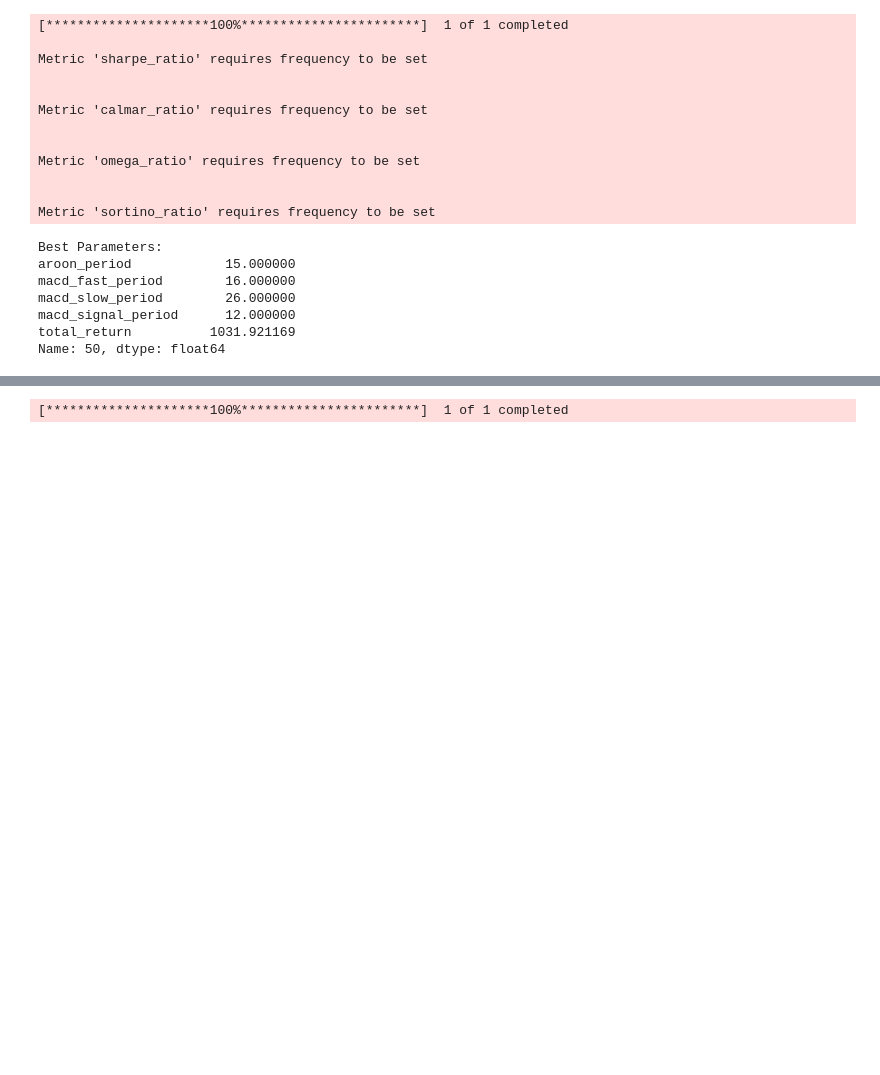
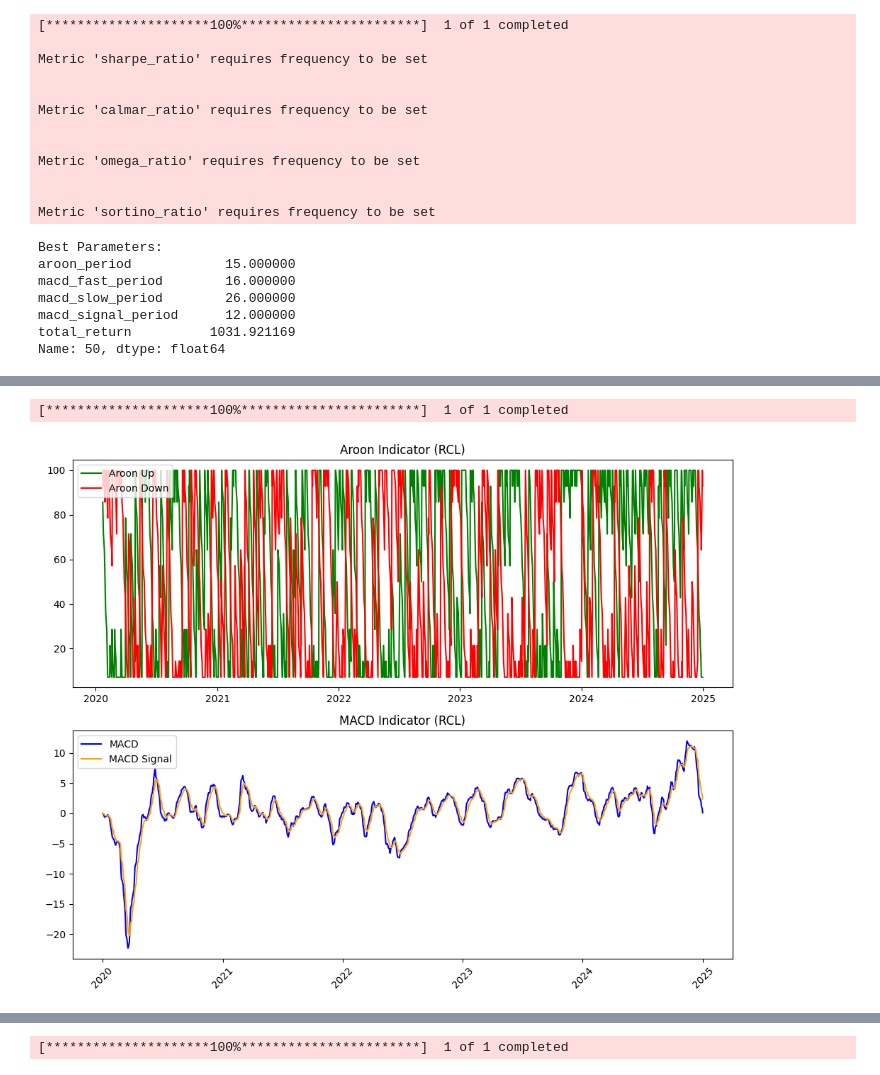
Before and after one commit to kridtapon/Aroon-MACD-Breakout-Strategy, a Jupyter notebook: Aroon_MACD_Breakout_Strategy.ipynb, the cells around one changed output, grey strips where cells are left out. Cells and saved outputs as stored; diff of their text form; code cells hidden in the pictures; blank space fills up the shorter version.

```diff
--- a/Aroon_MACD_Breakout_Strategy.ipynb
+++ b/Aroon_MACD_Breakout_Strategy.ipynb
@@ -311,0 +403,56 @@ Name: 50, dtype: float64
+# %%
+import numpy as np
+import pandas as pd
+import yfinance as yf
+import matplotlib.pyplot as plt
+
+# Aroon Indicator
+def aroon_indicator(df, period=14):
+    df['Aroon_Up'] = ((df['High'].rolling(window=period).apply(lambda x: np.argmax(x) + 1) / period) * 100)
+    df['Aroon_Down'] = ((df['Low'].rolling(window=period).apply(lambda x: np.argmin(x) + 1) / period) * 100)
+    return df['Aroon_Up'], df['Aroon_Down']
+
+# MACD Indicator
+def macd(df, fast_period=12, slow_period=26, signal_period=9):
+    df['EMA_Fast'] = df['Close'].ewm(span=fast_period, adjust=False).mean()
+    df['EMA_Slow'] = df['Close'].ewm(span=slow_period, adjust=False).mean()
+    df['MACD'] = df['EMA_Fast'] - df['EMA_Slow']
+    df['MACD_Signal'] = df['MACD'].ewm(span=signal_period, adjust=False).mean()
+    return df['MACD'], df['MACD_Signal']
+
+# Download the stock data
+symbol = 'RCL'  # Replace with your symbol
+start_date = '2020-01-01'
+end_date = '2025-01-01'
+
+df = yf.download(symbol, start=start_date, end=end_date)
+df.columns = ['Adj Close', 'Close', 'High', 'Low', 'Open', 'Volume']
+df.ffill(inplace=True)
+
+# Calculate the indicators
+df['Aroon_Up'], df['Aroon_Down'] = aroon_indicator(df)
+df['MACD'], df['MACD_Signal'] = macd(df)
+
+# Create subplots
+fig, ax = plt.subplots(2, 1, figsize=(10, 8))
+
+# Plot Aroon Indicator
+ax[0].plot(df.index, df['Aroon_Up'], label='Aroon Up', color='green')
+ax[0].plot(df.index, df['Aroon_Down'], label='Aroon Down', color='red')
+ax[0].set_title(f"Aroon Indicator ({symbol})")
+ax[0].legend(loc='upper left')
+
+# Plot MACD Indicator
+ax[1].plot(df.index, df['MACD'], label='MACD', color='blue')
+ax[1].plot(df.index, df['MACD_Signal'], label='MACD Signal', color='orange')
+ax[1].set_title(f"MACD Indicator ({symbol})")
+ax[1].legend(loc='upper left')
+
+# Rotate x-axis labels for better visibility
+plt.xticks(rotation=45)
+
+plt.tight_layout()
+plt.show()
+# %% [output]
+[*********************100%***********************]  1 of 1 completed
+[figure, added]
```
Also changed, not shown: parts of 2 cells of this notebook.
